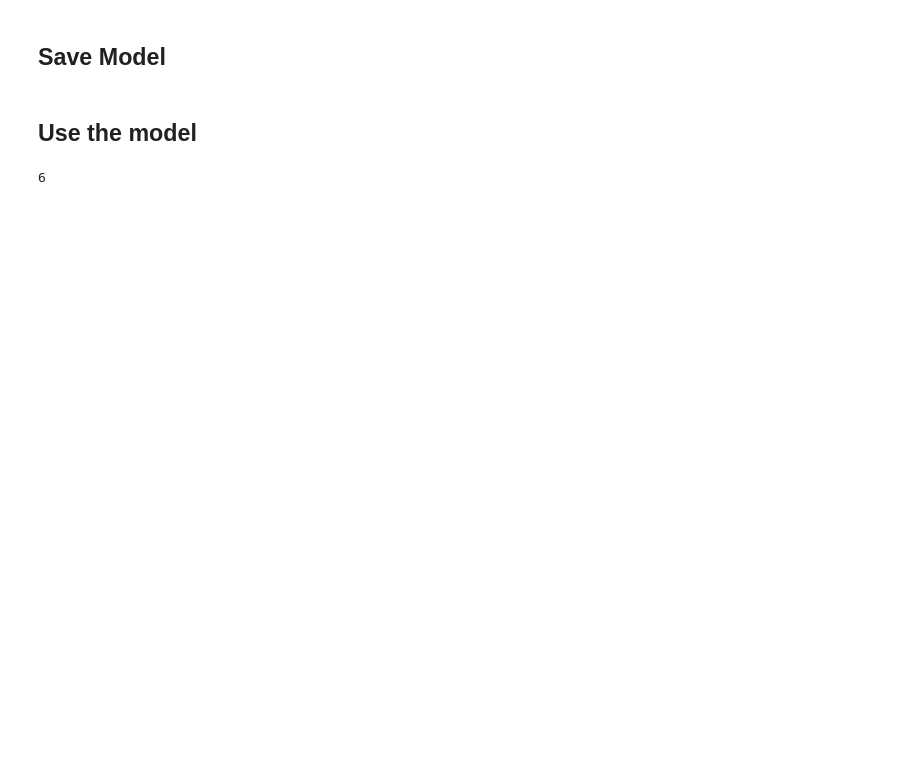
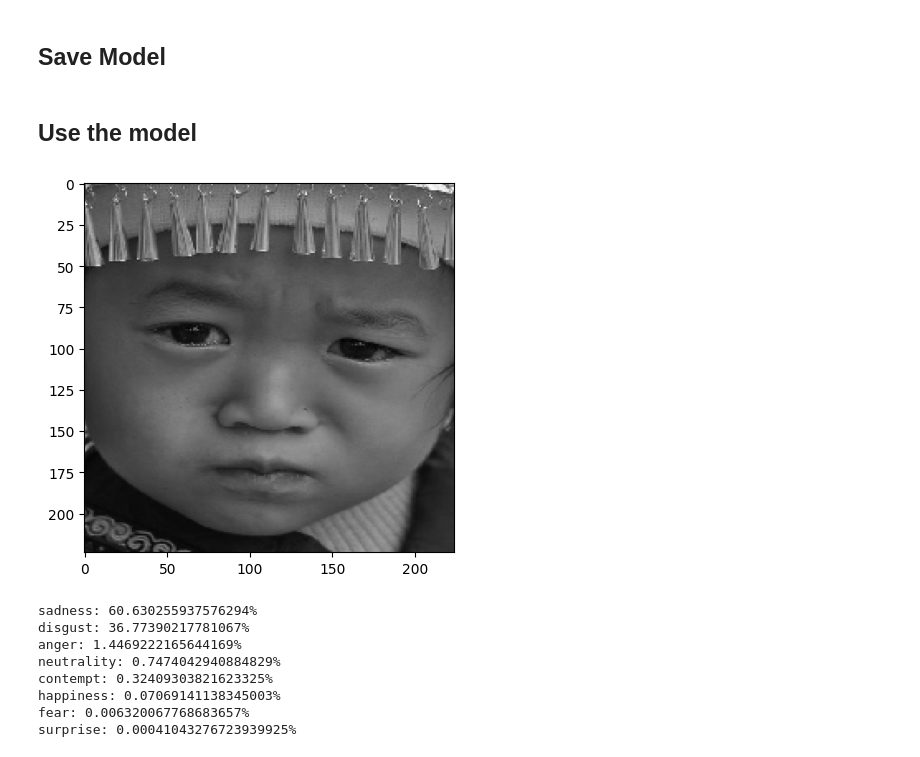
Before and after one commit to aditira/emotion-recognition, a Jupyter notebook: pytorch-train-model.ipynb, the cells around one changed output. Saved outputs shown, nothing was run; the diff lists cells and outputs as text; code cells hidden in the pictures; blank space fills up the shorter version.

```diff
--- a/pytorch-train-model.ipynb
+++ b/pytorch-train-model.ipynb
@@ -318,8 +312,7 @@ plot_acc_loss(train_loss_values, val_loss_values, train_acc_values, val_acc_valu
 # %% [markdown]
 ## Save Model
 # %%
-model.load_state_dict(best_model_wts)
-torch.save(model, 'model/master/emotion_model_pytorch.pth')
+torch.save(model, 'model/pytorch/emotion_tutorial.pth')
 # %% [markdown]
 ## Use the model
 # %%
@@ -361,9 +354,17 @@ def predict_image(use_model, image_path):
 # %%
 # Test the model:
 model_path = 'model/master/emotion_model_pytorch.pth'
-predict_image(model_path, 'dataset/kaggle/neutrality/2448022238_2428128291_b_face.png')
+predict_image(model_path, 'dataset/kaggle/sadness/26787692723_727b1de390_b_face.png')
 # predict_image(model_path, 'dataset/kaggle/anger/2Q__ (2)_face.png')
-# predict_image(model_path', dataset/sample/test/surprise/PublicTest_88902041.jpg')
+# predict_image(model_path, 'dataset/sample/test/surprise/PublicTest_88902041.jpg')
 # predict_image(model_path, 'dataset/web/happy/image-1.jpg')
 # %% [output]
+[figure, added]
-6
+sadness: 60.630255937576294%
+disgust: 36.77390217781067%
+anger: 1.4469222165644169%
+neutrality: 0.7474042940884829%
+contempt: 0.32409303821623325%
+happiness: 0.07069141138345003%
+fear: 0.006320067768683657%
+surprise: 0.00041043276723939925%
```
Also changed, not shown: parts of 24 cells of this notebook, 6 other files.
